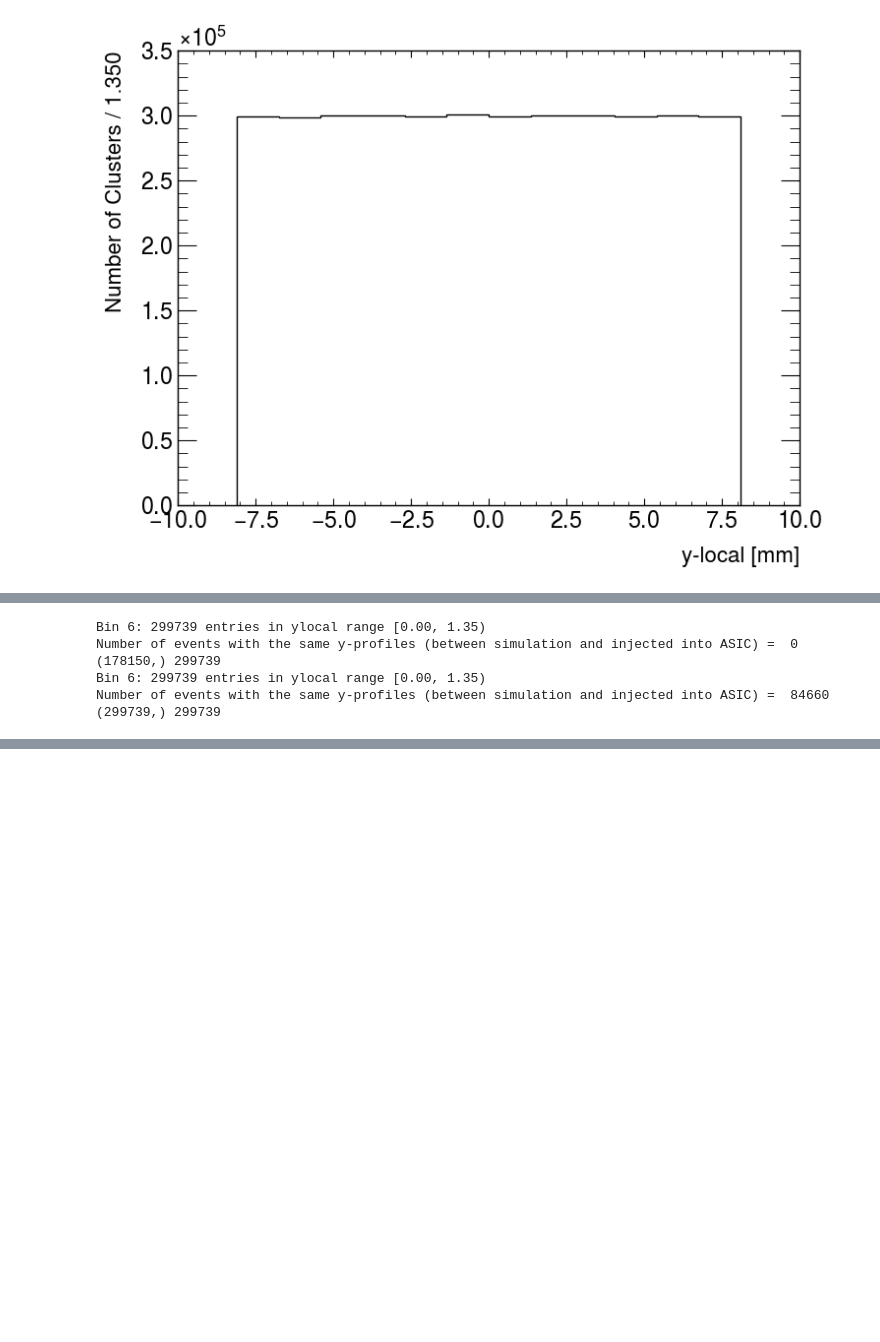
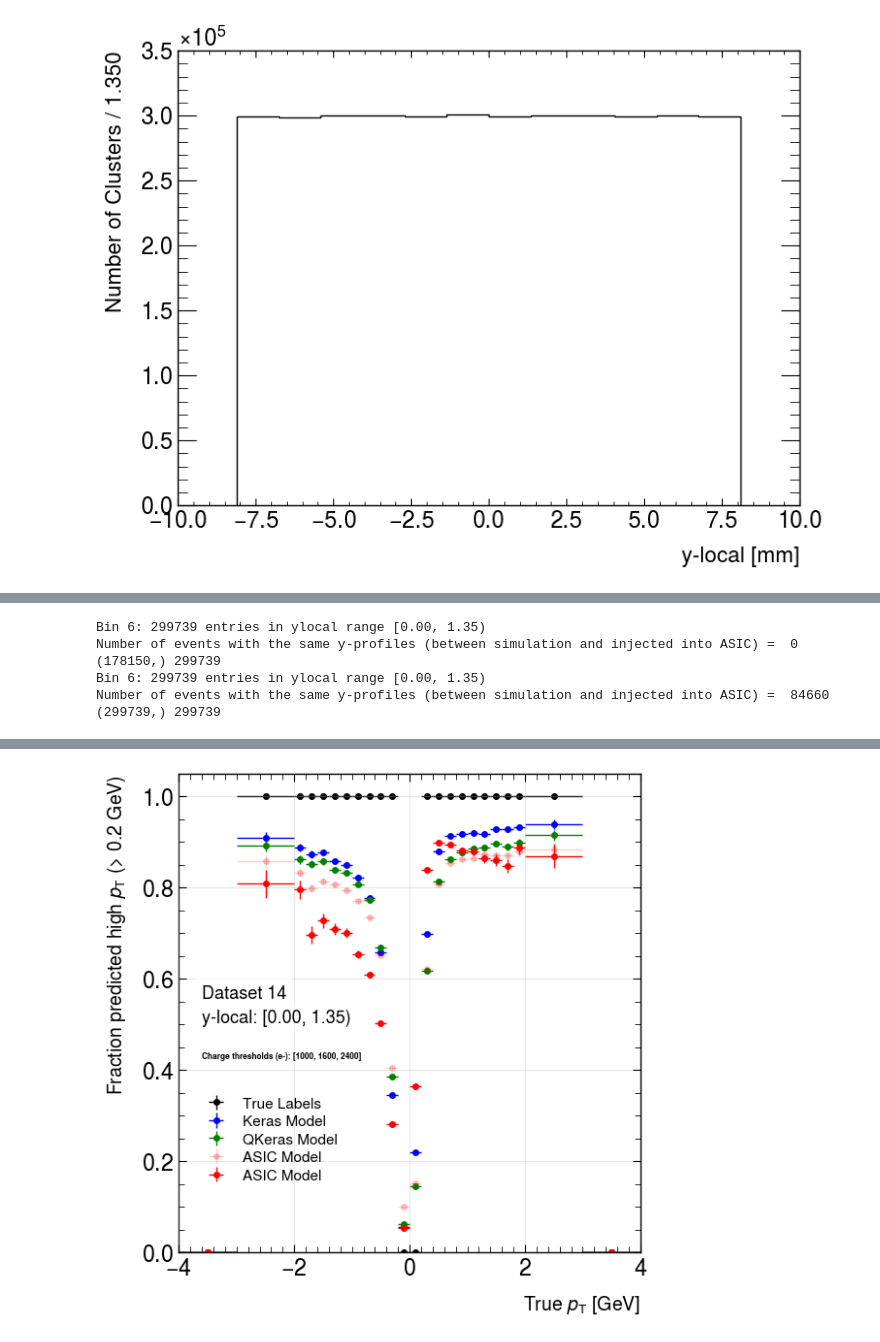
Before and after one commit to swaldy/filter, a Jupyter notebook: model_pipeline/efficiency.ipynb, the cells around one changed output, grey strips where cells are left out. Drawn from its saved outputs; the diff is of its cells as text; code cells hidden in the pictures; blank space fills up the shorter version.

```diff
--- a/model_pipeline/efficiency.ipynb
+++ b/model_pipeline/efficiency.ipynb
@@ -101,57 +196,58 @@ bin_widths = np.diff(pt_bins)
 
 # binNumberList = range(len(bins) - 1) # full range
 binNumberList = [6] # just the 0th bin, as chosen by Giuseppe
-for bin_number in binNumberList:
+# plot per configuration
+for iC, conf in enumerate(confs):
+    for bin_number in binNumberList:
 
-    # Select the range of the i-th bin of ylocal
-    ylocal_min = bins[bin_number]
-    ylocal_max = bins[bin_number + 1]
+        # Select the range of the i-th bin of ylocal
+        ylocal_min = bins[bin_number]
+        ylocal_max = bins[bin_number + 1]
 
-    # Create the plot
-    fig, ax = plt.subplots(figsize=(6,6))
+        # Create the plot
+        fig, ax = plt.subplots(figsize=(6,6))
 
-    # Add text for ylocal bin range
-    ax.text(0.05, 0.56, f"Dataset 14", transform=ax.transAxes, fontsize=13, verticalalignment='top', bbox=dict(facecolor='white', alpha=0.7, edgecolor='none'))
-    ax.text(0.05, 0.51, f"y-local: [{ylocal_min:.2f}, {ylocal_max:.2f})", transform=ax.transAxes, fontsize=13, verticalalignment='top', bbox=dict(facecolor='white', alpha=0.7, edgecolor='none'))
+        # Add text for ylocal bin range
+        ax.text(0.05, 0.56, f"Dataset 14", transform=ax.transAxes, fontsize=13, verticalalignment='top', bbox=dict(facecolor='white', alpha=0.7, edgecolor='none'))
+        ax.text(0.05, 0.51, f"y-local: [{ylocal_min:.2f}, {ylocal_max:.2f})", transform=ax.transAxes, fontsize=13, verticalalignment='top', bbox=dict(facecolor='white', alpha=0.7, edgecolor='none'))
 
-    # plot per configuration
-    for iC, conf in enumerate(confs):
 
-        # interested_range = (ylocal_min, ylocal_max)
-        mask = (conf["ylocals"] >= ylocal_min) & (conf["ylocals"] < ylocal_max)
-        print(f"Bin {bin_number}: {mask.sum()} entries in ylocal range [{ylocal_min:.2f}, {ylocal_max:.2f})")
+    # interested_range = (ylocal_min, ylocal_max)
+    mask = (conf["ylocals"] >= ylocal_min) & (conf["ylocals"] < ylocal_max)
+    print(f"Bin {bin_number}: {mask.sum()} entries in ylocal range [{ylocal_min:.2f}, {ylocal_max:.2f})")
 
-        # Find number of events with the same intended and injected input to the DNN (y-profile)
-        mask_noNoiseInjected = np.all(conf["yprofiles"][mask][:conf["asic_predictions"].shape[0]] == conf["asic_yprofiles"], axis=1)
-        print("Number of events with the same y-profiles (between simulation and injected into ASIC) = ", mask_noNoiseInjected.sum())
+    # Find number of events with the same intended and injected input to the DNN (y-profile)
+    mask_noNoiseInjected = np.all(conf["yprofiles"][mask][:conf["asic_predictions"].shape[0]] == conf["asic_yprofiles"], axis=1)
+    print("Number of events with the same y-profiles (between simulation and injected into ASIC) = ", mask_noNoiseInjected.sum())
 
-        # results
-        true_res_bin = analyzeResults(conf["pt"][mask], pt_bins, conf["clslabels"][mask])
-        keras_res_bin = analyzeResults(conf["pt"][mask], pt_bins, conf["keras_predictions"][mask])
-        qkeras_res_bin = analyzeResults(conf["pt"][mask], pt_bins, conf["qkeras_predictions"][mask])
-        asic_res_bin = analyzeResults(conf["pt"][mask][:conf["asic_predictions"].shape[0]], pt_bins[:conf["asic_predictions"].shape[0]], conf["asic_predictions"])
-        print(conf["asic_predictions"].shape, mask.sum())
+    # results
+    true_res_bin = analyzeResults(conf["pt"][mask], pt_bins, conf["clslabels"][mask])
+    keras_res_bin = analyzeResults(conf["pt"][mask], pt_bins, conf["keras_predictions"][mask])
+    qkeras_res_bin = analyzeResults(conf["pt"][mask], pt_bins, conf["qkeras_predictions"][mask])
+    asic_res_bin = analyzeResults(conf["pt"][mask][:conf["asic_predictions"].shape[0]], pt_bins[:conf["asic_predictions"].shape[0]], conf["asic_predictions"])
+    print(conf["asic_predictions"].shape, mask.sum())
 
-        if(mask_noNoiseInjected.sum() == 0):
-            continue
-        conf["asic_predictions_yprofileMatch"] = conf["asic_predictions"][mask_noNoiseInjected][:mask_noNoiseInjected.sum()]
-        conf["pt_inYrange"] = conf["pt"][mask][:mask.sum()]
-        asic_noNoiseInjected_res_bin = analyzeResults(conf["pt_inYrange"][mask_noNoiseInjected][:mask_noNoiseInjected.sum()], pt_bins, conf["asic_predictions_yprofileMatch"])
+    if(mask_noNoiseInjected.sum() == 0):
+        continue
+    conf["asic_predictions_yprofileMatch"] = conf["asic_predictions"][mask_noNoiseInjected][:mask_noNoiseInjected.sum()]
+    conf["pt_inYrange"] = conf["pt"][mask][:mask.sum()]
+    asic_noNoiseInjected_res_bin = analyzeResults(conf["pt_inYrange"][mask_noNoiseInjected][:mask_noNoiseInjected.sum()], pt_bins, conf["asic_predictions_yprofileMatch"])
 
-        # plot settings
-        light = (conf["qm_charge_levels"] == [400, 1600, 2400])
-        alpha = 0.2 if light else 1.0  # make the first configuration more transparent
-        labels = [ "True Labels", "Keras Model", "QKeras Model", "ASIC Model (no noise)"]
-        if light:
-            labels = ["" for _ in labels]  # hide labels for the first configuration
+    # plot settings
+    # light = (conf["qm_charge_levels"] == [400, 1600, 2400])
+    alpha = 1.0 #0.2 if light else 1.0  # make the first configuration more transparent
+    labels = [ "True Labels", "Keras Model", "QKeras Model", "ASIC Model", "ASIC Model - no noise"]
+    if light:
+        labels = ["" for _ in labels]  # hide labels for the first configuration
 
-        # plot error bars
-        ax.errorbar(bin_centers, true_res_bin[0], xerr=bin_widths/2, yerr=true_res_bin[1], fmt='o', linewidth=1, markersize=4, color="black", label=labels[0], alpha=alpha)
-        ax.errorbar(bin_centers, keras_res_bin[0], xerr=bin_widths/2, yerr=keras_res_bin[1], fmt='o', linewidth=1, markersize=4, color="blue", label=labels[1], alpha=alpha)
-        ax.errorbar(bin_centers, qkeras_res_bin[0], xerr=bin_widths/2, yerr=qkeras_res_bin[1], fmt='o', linewidth=1, markersize=4, color="green", label=labels[2], alpha=alpha)
-        ax.errorbar(bin_centers, asic_noNoiseInjected_res_bin[0], xerr=bin_widths/2, yerr=asic_noNoiseInjected_res_bin[1], fmt='o', linewidth=1, markersize=4, color="red", label=labels[3], alpha=alpha)
+    # plot error bars
+    ax.errorbar(bin_centers, true_res_bin[0], xerr=bin_widths/2, yerr=true_res_bin[1], fmt='o', linewidth=1, markersize=4, color="black", label=labels[0], alpha=alpha)
+    ax.errorbar(bin_centers, keras_res_bin[0], xerr=bin_widths/2, yerr=keras_res_bin[1], fmt='o', linewidth=1, markersize=4, color="blue", label=labels[1], alpha=alpha)
+    ax.errorbar(bin_centers, qkeras_res_bin[0], xerr=bin_widths/2, yerr=qkeras_res_bin[1], fmt='o', linewidth=1, markersize=4, color="green", label=labels[2], alpha=alpha)
+    ax.errorbar(bin_centers, asic_res_bin[0], xerr=bin_widths/2, yerr=asic_res_bin[1], fmt='o', linewidth=1, markersize=4, color="red", label=labels[3], alpha=0.2)
+    ax.errorbar(bin_centers, asic_noNoiseInjected_res_bin[0], xerr=bin_widths/2, yerr=asic_noNoiseInjected_res_bin[1], fmt='o', linewidth=1, markersize=4, color="red", label=labels[3], alpha=alpha)
 
-        ax.text(0.05, 0.45 - iC*0.03, f"Charge thresholds (e-): {conf['qm_charge_levels']}", transform=ax.transAxes, fontsize=6, verticalalignment='top', fontweight='bold', alpha=alpha)
+    ax.text(0.05, 0.45 - iC*0.03, f"Charge thresholds (e-): {conf['qm_charge_levels']}", transform=ax.transAxes, fontsize=6, verticalalignment='top', fontweight='bold', alpha=alpha)
 
 
     # set plot styles
@@ -173,17 +269,17 @@ for bin_number in binNumberList:
     os.makedirs("plots", exist_ok=True)
 
     # Save the current figure as a PDF in the 'plots' directory
-    pdf_filename = f"plots/eff_vs_pt_ylocal_bin_{bin_number}.pdf"
+    pdf_filename = f'plots/noisyAndNoNoise_{conf["qm_charge_levels"][0]}e-Thresh_eff_vs_pt_ylocal_bins.pdf'
     fig.savefig(pdf_filename)
 
-# After the loop, concatenate all PDFs into one (run this after the loop)
-if len(binNumberList) > 1:
-    merger = PdfMerger()
-    pdf_files = [f"plots/eff_vs_pt_ylocal_bin_{i}.pdf" for i in binNumberList]
-    for pdf in pdf_files:
-        merger.append(pdf)
-    merger.write("plots/all_eff_vs_pt_ylocal_bins.pdf")
-    merger.close()
+    # # After the loop, concatenate all PDFs into one (run this after the loop)
+    # if len(binNumberList) > 1:
+    #     merger = PdfMerger()
+    #     pdf_files = [f"plots/eff_vs_pt_ylocal_bin_{i}.pdf" for i in binNumberList]
+    #     for pdf in pdf_files:
+    #         merger.append(pdf)
+    #     merger.write(f'plots/noisyAndNoNoise_{conf["qm_charge_levels"][0]}e-Thresh_eff_vs_pt_ylocal_bins.pdf')
+    #     merger.close()
 # %% [output]
 Bin 6: 299739 entries in ylocal range [0.00, 1.35)
 Number of events with the same y-profiles (between simulation and injected into ASIC) =  0
@@ -194,0 +291 @@ Number of events with the same y-profiles (between simulation and injected into
+[figure, added]
```
Also changed, not shown: parts of 3 cells of this notebook, 2 other files.
